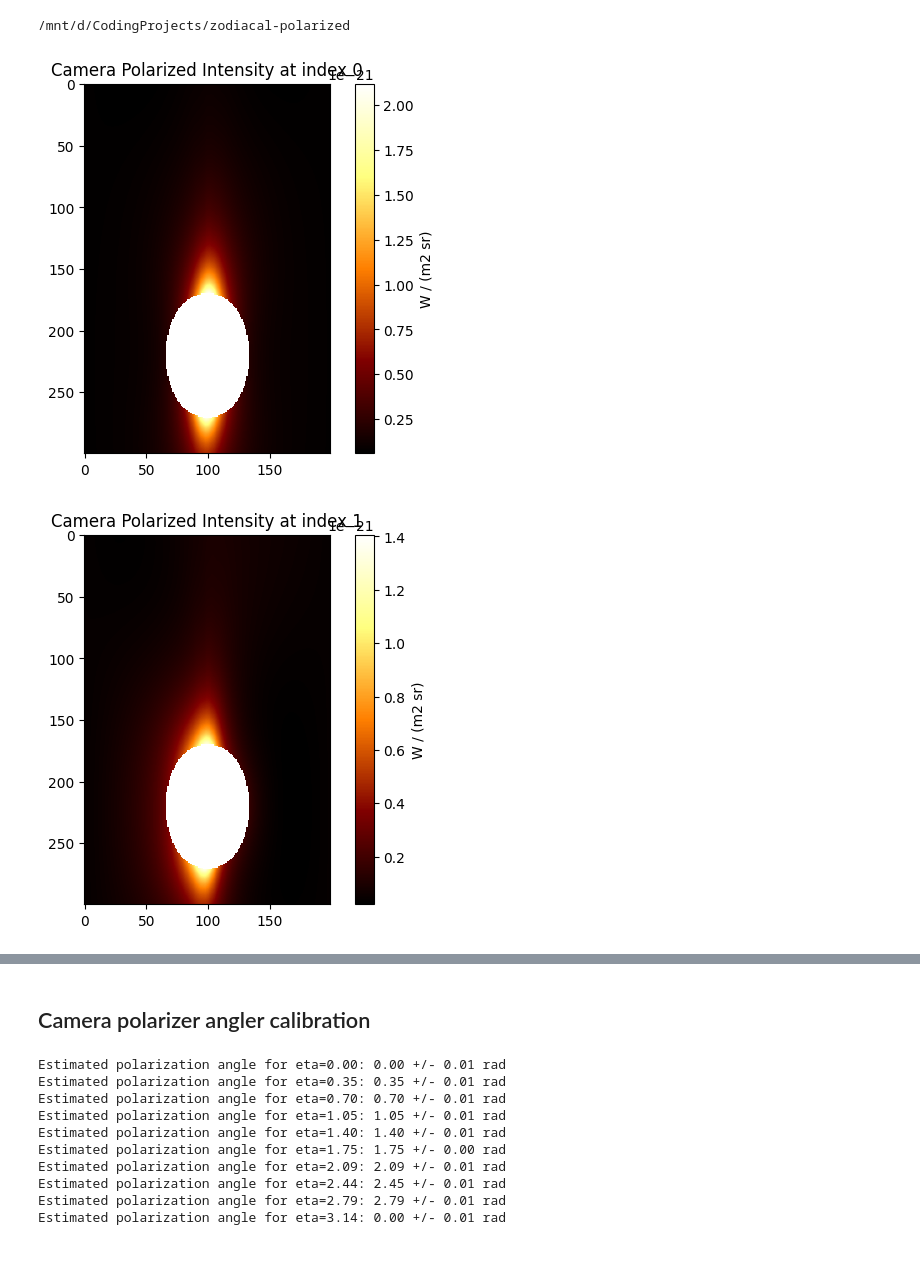
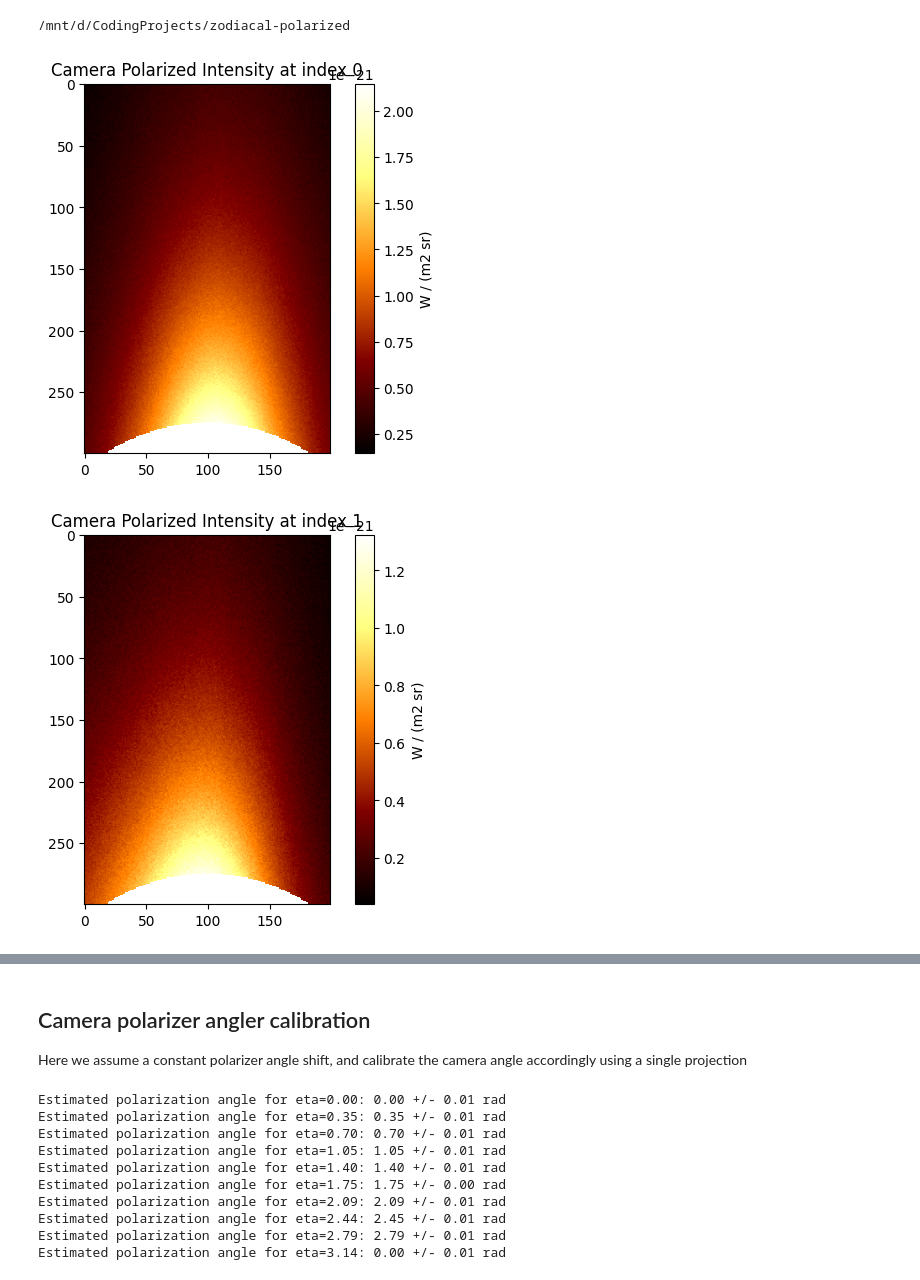
Before and after one commit to oravitan/zodiacal-polarized, a Jupyter notebook: notebooks/camera_calibration_example.ipynb, the cells around one changed output, grey strips where cells are left out. Drawn from its saved outputs; the diff is of its cells as text; code cells hidden in the pictures.

```diff
--- a/notebooks/camera_calibration_example.ipynb
+++ b/notebooks/camera_calibration_example.ipynb
@@ -17,6 +18,6 @@ from zodipol.utils.argparser import ArgParser
 from zodipol.zodipol import Zodipol, Observation
 from zodipol.visualization.skymap_plots import plot_satellite_image, plot_satellite_image_indices
 # %%
-parser = ArgParser(args=['-res', '300', '200', '--fov', '180', '-dir', '90', '40', '-par', '-ip', 'exposure_time', '10*u.s'])
+parser = ArgParser(args=['-res', '300', '200', '--fov', '5', '-dir', '90', '40', '-par', '-ip', 'exposure_time', '10*u.s', '-nr', '50'])
 # %%
 zodipol = Zodipol(polarizance=parser["polarizance"], fov=parser["fov"], n_polarization_ang=parser["n_polarization_ang"], parallel=parser["parallel"], n_freq=parser["n_freq"], planetary=parser["planetry"], isl=parser["isl"], resolution=parser["resolution"], imager_params=parser["imager_params"])
@@ -24,6 +26,6 @@ obs = zodipol.create_observation(theta=parser["direction"][0], phi=parser["direc
 # %%
-camera_intensity = zodipol.make_camera_images(obs, n_realizations=parser["n_realizations"], add_noise=False)
+camera_intensity = zodipol.make_camera_images(obs, n_realizations=parser["n_realizations"], add_noise=True)
 plot_satellite_image_indices(camera_intensity, 4, resolution=parser["resolution"], title="Camera Polarized Intensity")
 # %% [output]
-[figure, old version]
+[figure, new version]
-[figure, old version]
+[figure, new version]
@@ -32,5 +34,6 @@ plot_satellite_image_indices(camera_intensity, 4, resolution=parser["resolution"
-# %% [markdown]
-## Camera polarizer angler calibration
+# %% [markdown]
+## Camera polarizer angler calibration
+Here we assume a constant polarizer angle shift, and calibrate the camera angle accordingly using a single projection
 # %%
 polarizance = parser["polarizance"]  # Polarizance of the observation
 polarization_angle_diff = np.pi / parser["n_polarization_ang"]  # Polarization angle difference between the polarization angles
```
Also changed, not shown: parts of 39 cells of this notebook, 12 other files.
